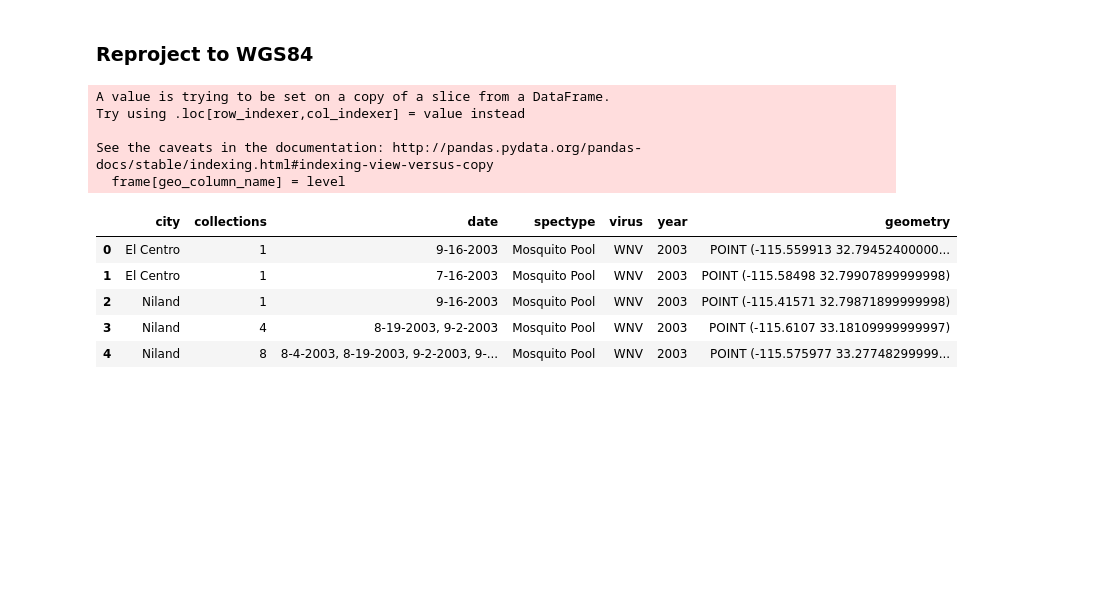
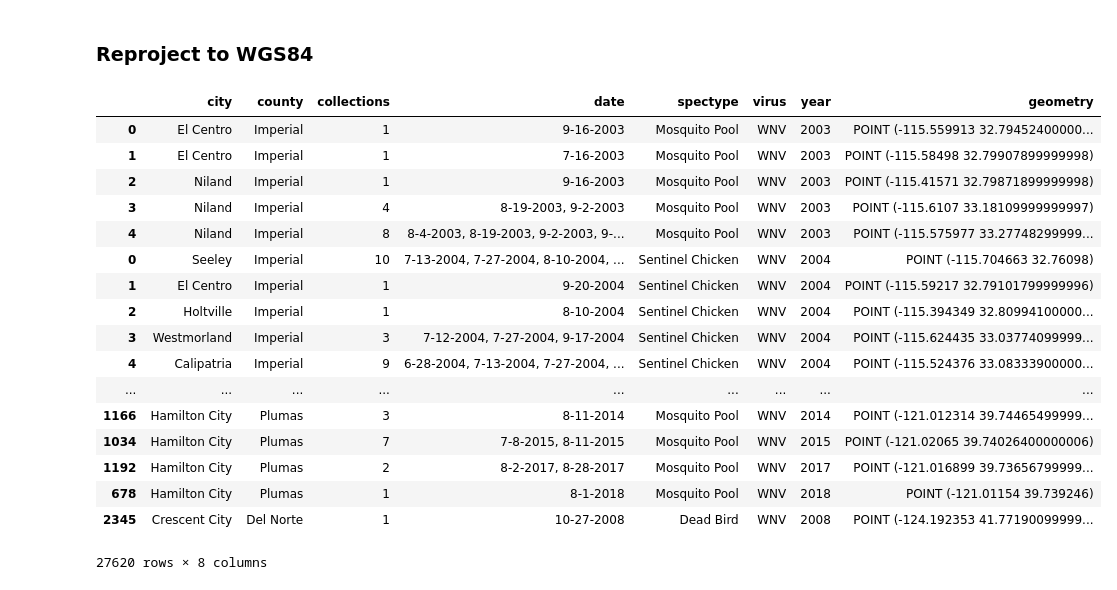
Before and after one commit to bazini627/nmpFinalProject, a Jupyter notebook: wnvDataCleanup.ipynb, the cells around one changed output. Drawn from its saved outputs; the diff is of its cells as text; code cells hidden in the pictures; blank space fills up the shorter version.

Commit message:
data: performed spatial join in wnv notebook to add county column to data performed join using ca counties geojson and the wnv point data

```diff
--- a/wnvDataCleanup.ipynb
+++ b/wnvDataCleanup.ipynb
@@ -682,0 +700,4 @@ None
+# %%
+points_counties_albers.drop(['index_right', 'COUNTYNS', 'GEOID', 'ALAND', 'AWATER'], axis=1, inplace=True)
+# %%
+points_counties_albers.rename(columns={'NAME':'county'}, inplace=True)
@@ -682,0 +715,2 @@ None
+# %%
+points_counties_albers = points_counties_albers[['city', 'county', 'collections', 'date', 'spectype', 'virus', 'year', 'geometry']]
@@ -683,20 +726,26 @@ None
 # %% [markdown]
 ### Reproject to WGS84
 # %%
-wnv_points_in_ca.to_crs(epsg=4326, inplace=True)
+points_counties_albers.to_crs(epsg=4326, inplace=True)
-# %% [output]
-A value is trying to be set on a copy of a slice from a DataFrame.
-Try using .loc[row_indexer,col_indexer] = value instead
-
-See the caveats in the documentation: http://pandas.pydata.org/pandas-docs/stable/indexing.html#indexing-view-versus-copy
-  frame[geo_column_name] = level
-# %%
-wnv_points_in_ca.head()
-# %% [output]
-|  | city | collections | date | spectype | virus | year | geometry |
-| 0 | El Centro | 1 | 9-16-2003 | Mosquito Pool | WNV | 2003 | POINT (-115.559913 32.79452400000... |
-| 1 | El Centro | 1 | 7-16-2003 | Mosquito Pool | WNV | 2003 | POINT (-115.58498 32.79907899999998) |
-| 2 | Niland | 1 | 9-16-2003 | Mosquito Pool | WNV | 2003 | POINT (-115.41571 32.79871899999998) |
-| 3 | Niland | 4 | 8-19-2003, 9-2-2003 | Mosquito Pool | WNV | 2003 | POINT (-115.6107 33.18109999999997) |
-| 4 | Niland | 8 | 8-4-2003, 8-19-2003, 9-2-2003, 9-... | Mosquito Pool | WNV | 2003 | POINT (-115.575977 33.27748299999... |
+# %%
+points_counties_albers
+# %% [output]
+|  | city | county | collections | date | spectype | virus | year | geometry |
+| 0 | El Centro | Imperial | 1 | 9-16-2003 | Mosquito Pool | WNV | 2003 | POINT (-115.559913 32.79452400000... |
+| 1 | El Centro | Imperial | 1 | 7-16-2003 | Mosquito Pool | WNV | 2003 | POINT (-115.58498 32.79907899999998) |
+| 2 | Niland | Imperial | 1 | 9-16-2003 | Mosquito Pool | WNV | 2003 | POINT (-115.41571 32.79871899999998) |
+| 3 | Niland | Imperial | 4 | 8-19-2003, 9-2-2003 | Mosquito Pool | WNV | 2003 | POINT (-115.6107 33.18109999999997) |
+| 4 | Niland | Imperial | 8 | 8-4-2003, 8-19-2003, 9-2-2003, 9-... | Mosquito Pool | WNV | 2003 | POINT (-115.575977 33.27748299999... |
+| 0 | Seeley | Imperial | 10 | 7-13-2004, 7-27-2004, 8-10-2004, ... | Sentinel Chicken | WNV | 2004 | POINT (-115.704663 32.76098) |
+| 1 | El Centro | Imperial | 1 | 9-20-2004 | Sentinel Chicken | WNV | 2004 | POINT (-115.59217 32.79101799999996) |
+| 2 | Holtville | Imperial | 1 | 8-10-2004 | Sentinel Chicken | WNV | 2004 | POINT (-115.394349 32.80994100000... |
+| 3 | Westmorland | Imperial | 3 | 7-12-2004, 7-27-2004, 9-17-2004 | Sentinel Chicken | WNV | 2004 | POINT (-115.624435 33.03774099999... |
+| 4 | Calipatria | Imperial | 9 | 6-28-2004, 7-13-2004, 7-27-2004, ... | Sentinel Chicken | WNV | 2004 | POINT (-115.524376 33.08333900000... |
+| ... | ... | ... | ... | ... | ... | ... | ... | ... |
+| 1166 | Hamilton City | Plumas | 3 | 8-11-2014 | Mosquito Pool | WNV | 2014 | POINT (-121.012314 39.74465499999... |
+| 1034 | Hamilton City | Plumas | 7 | 7-8-2015, 8-11-2015 | Mosquito Pool | WNV | 2015 | POINT (-121.02065 39.74026400000006) |
+| 1192 | Hamilton City | Plumas | 2 | 8-2-2017, 8-28-2017 | Mosquito Pool | WNV | 2017 | POINT (-121.016899 39.73656799999... |
+| 678 | Hamilton City | Plumas | 1 | 8-1-2018 | Mosquito Pool | WNV | 2018 | POINT (-121.01154 39.739246) |
+| 2345 | Crescent City | Del Norte | 1 | 10-27-2008 | Dead Bird | WNV | 2008 | POINT (-124.192353 41.77190099999... |
+27620 rows × 8 columns
 # %%
```
Also changed, not shown: parts of 10 cells of this notebook, 1 other file.
